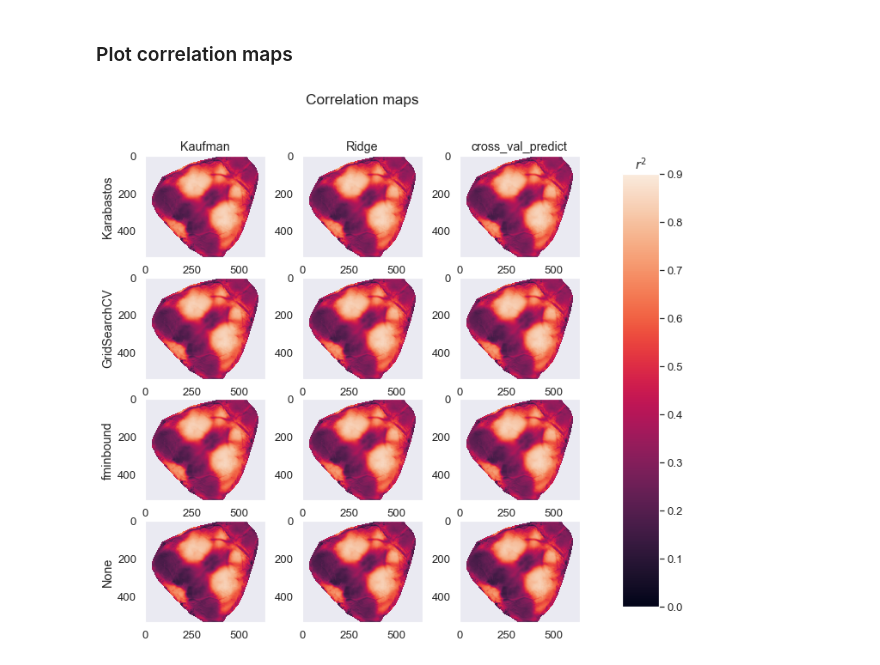
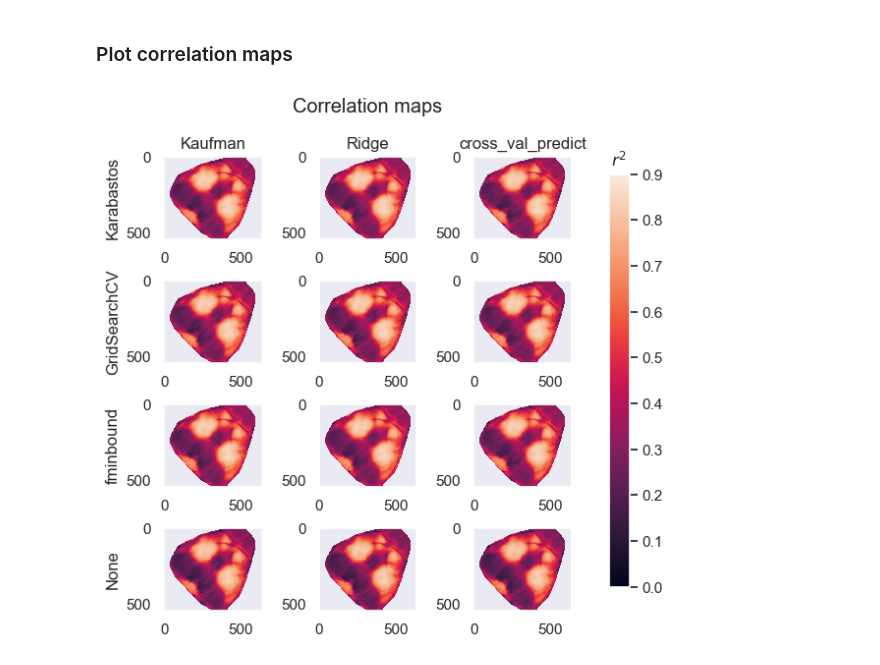
Before and after one commit to msokolet/regbench, a Jupyter notebook: pipeline.ipynb, the cells around one changed output. Drawn from its saved outputs; the diff is of its cells as text; code cells hidden in the pictures.

```diff
--- a/pipeline.ipynb
+++ b/pipeline.ipynb
@@ -100,9 +100,7 @@ rb.save_results({'preds': preds,
 # %% [markdown]
 ### Benchmarking summary plots
 # %%
-sum_fig, sum_ax = plt.subplots(ncols=3, gridspec_kw={'width_ratios': [3, 3, 1]}, figsize=(20,6))
-
-sns.set(font_scale=1.2)
+sum_fig, sum_ax = plt.subplots(ncols=3, gridspec_kw={'width_ratios': [3, 3, 1]}, figsize=(17,3))
 
 scores_df = rb.unstack(pd.Series(scores))
 scores_plot = sns.heatmap(scores_df, annot=True, fmt='.4f', cmap="coolwarm", linewidth=.5, ax=sum_ax[0])
@@ -116,5 +114,6 @@ alpha_times_df = pd.Series(alpha_times).to_frame();
 alpha_times_plot = sns.heatmap(alpha_times_df, annot=True, fmt='.1f', cmap="coolwarm", linewidth=.5, ax=sum_ax[2], xticklabels=False)
 alpha_times_plot.set(title='Alpha times (s)', ylabel='Alpha method');
 
+plt.subplots_adjust(wspace=0.5)
 rb.save_fig(sum_fig, opts, name='rb_results') # Save plot
 # %% [output]
@@ -129,24 +128,24 @@ for nx, crossval_method in enumerate(opts['crossval_mets']):
 # %% [markdown]
 ### Plot correlation maps
 # %%
-corr_fig, corr_ax = plt.subplots(len(opts['alpha_mets']), len(opts['crossval_mets']), figsize=(12, 10))
+corr_fig, corr_ax = plt.subplots(len(opts['alpha_mets']), len(opts['crossval_mets']), figsize=(7, 6))
 plt.suptitle('Correlation maps')
 
 [axi.grid(False) for axi in corr_ax.ravel()]
 
 plots = {}
 for nx, crossval_method in enumerate(opts['crossval_mets']):
     for ny, alpha_method in enumerate(opts['alpha_mets']):
         plots[ny, nx] = corr_ax[ny, nx].imshow(corrs[crossval_method, alpha_method], vmin=0, vmax=0.9)
         if ny == 0: corr_ax[ny, nx].set_title(crossval_method)
         if nx == 0:
             corr_ax[ny, nx].set_ylabel(alpha_method)
 
-corr_fig.subplots_adjust(left=0.2, right=0.8)
-cbar_ax = corr_fig.add_axes([0.85, 0.15, 0.05, 0.7])
+corr_fig.subplots_adjust(left=0.2, right=0.8, wspace=0.5, hspace=0.5)
+cbar_ax = corr_fig.add_axes([0.85, 0.15, 0.03, 0.7])
 cbar = corr_fig.colorbar(plots[0, 0], cax=cbar_ax, orientation='vertical')
 cbar_ax.set_title('$r^2$');
 
 rb.save_fig(sum_fig, opts, name='rb_corrs') # Save plot
 # %% [output]
-[figure, old version]
+[figure, new version]
```
Also changed, not shown: parts of 1 cell of this notebook.
